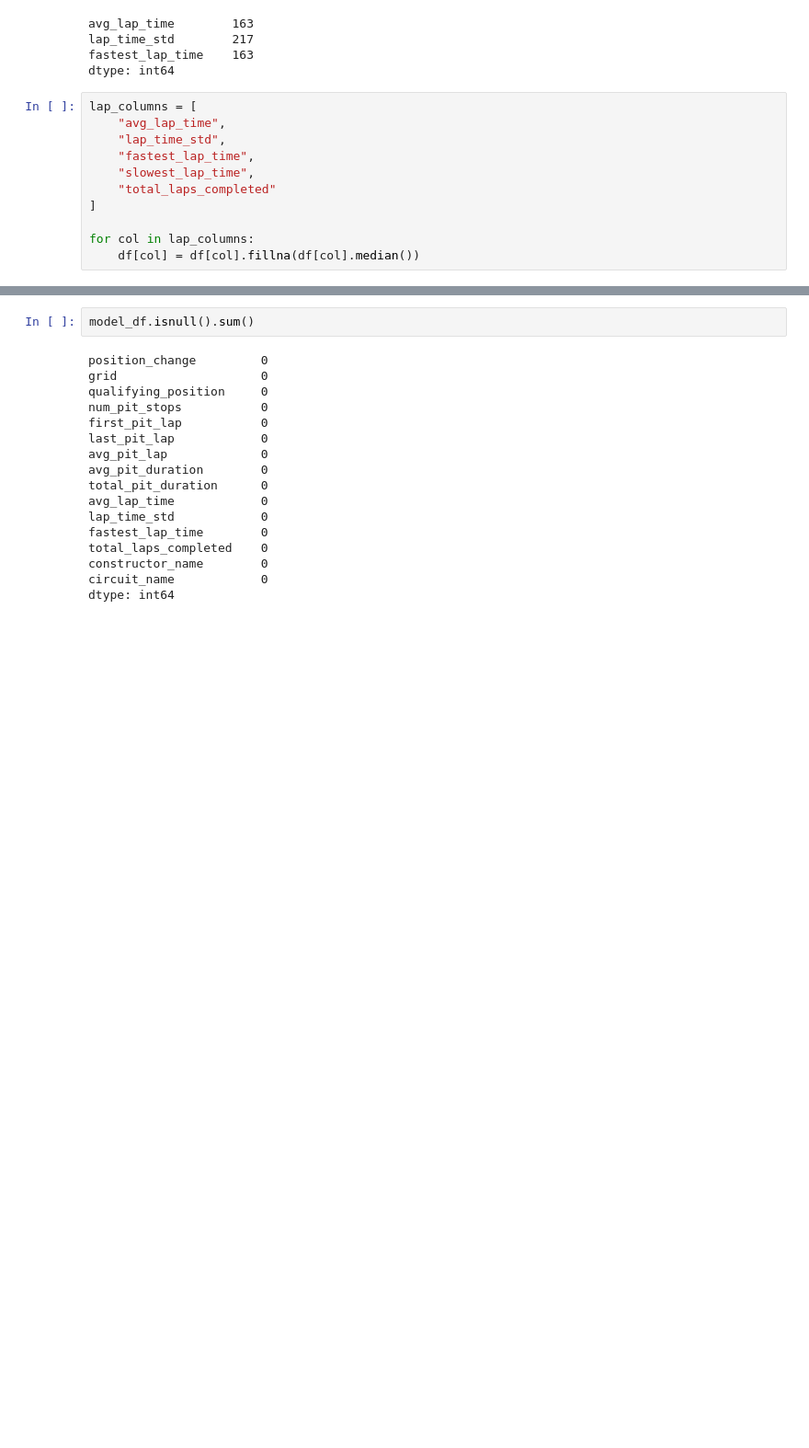
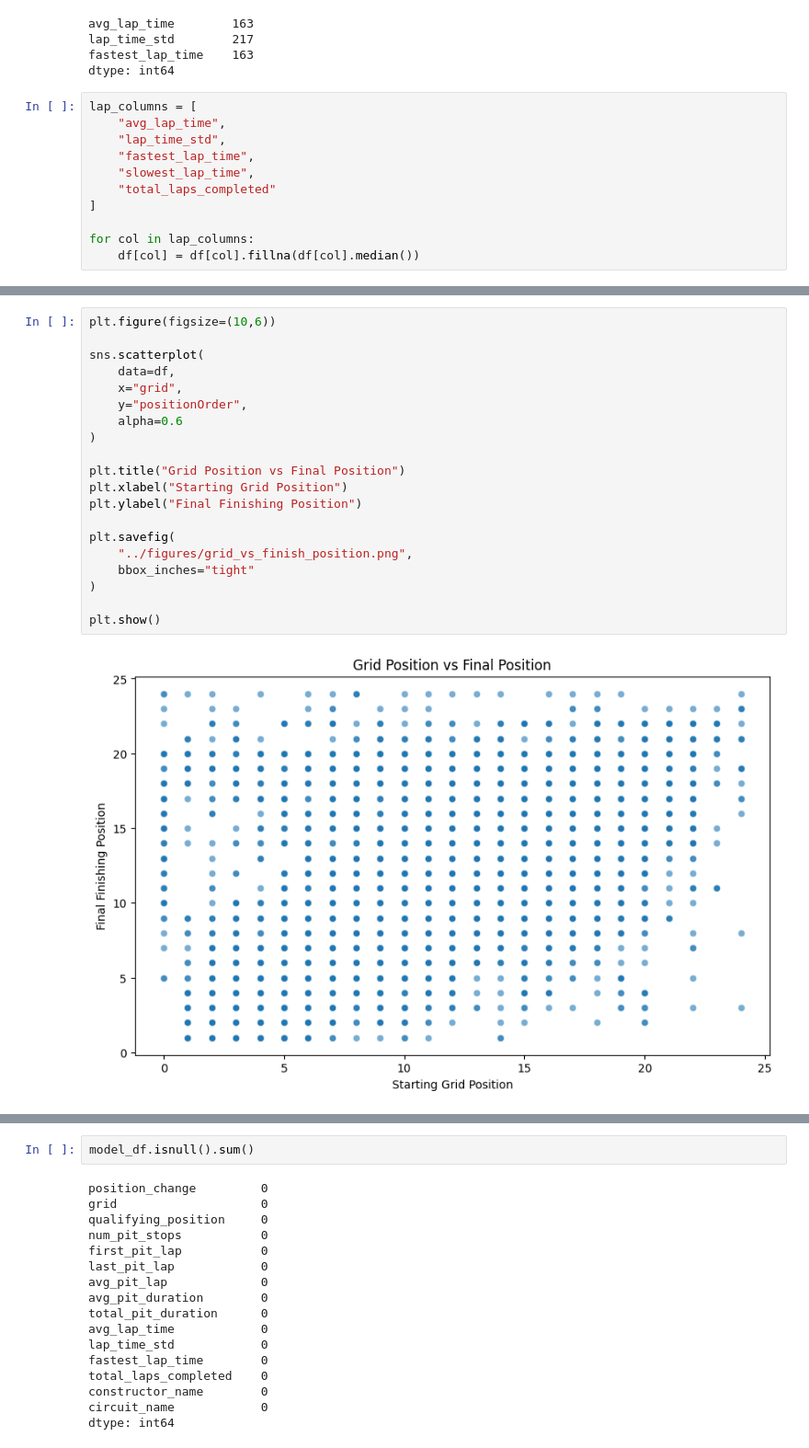
Before and after one commit to thomaschung1/F1-Pit-Strategy-Analysis, a Jupyter notebook: notebooks/exploratory_analysis.ipynb, the cells around one changed output, grey strips where cells are left out. Shown at 92% size. Cells and saved outputs as stored; diff of their text form; blank space fills up the shorter version.

```diff
--- a/notebooks/exploratory_analysis.ipynb
+++ b/notebooks/exploratory_analysis.ipynb
@@ -475,0 +433,22 @@ df = df[df["avg_lap_time"] < 200000]
+# %%
+plt.figure(figsize=(10,6))
+
+sns.scatterplot(
+    data=df,
+    x="grid",
+    y="positionOrder",
+    alpha=0.6
+)
+
+plt.title("Grid Position vs Final Position")
+plt.xlabel("Starting Grid Position")
+plt.ylabel("Final Finishing Position")
+
+plt.savefig(
+    "../figures/grid_vs_finish_position.png",
+    bbox_inches="tight"
+)
+
+plt.show()
+# %% [output]
+[figure, added]
```
Also changed, not shown: parts of 38 cells of this notebook, 18 other files.
